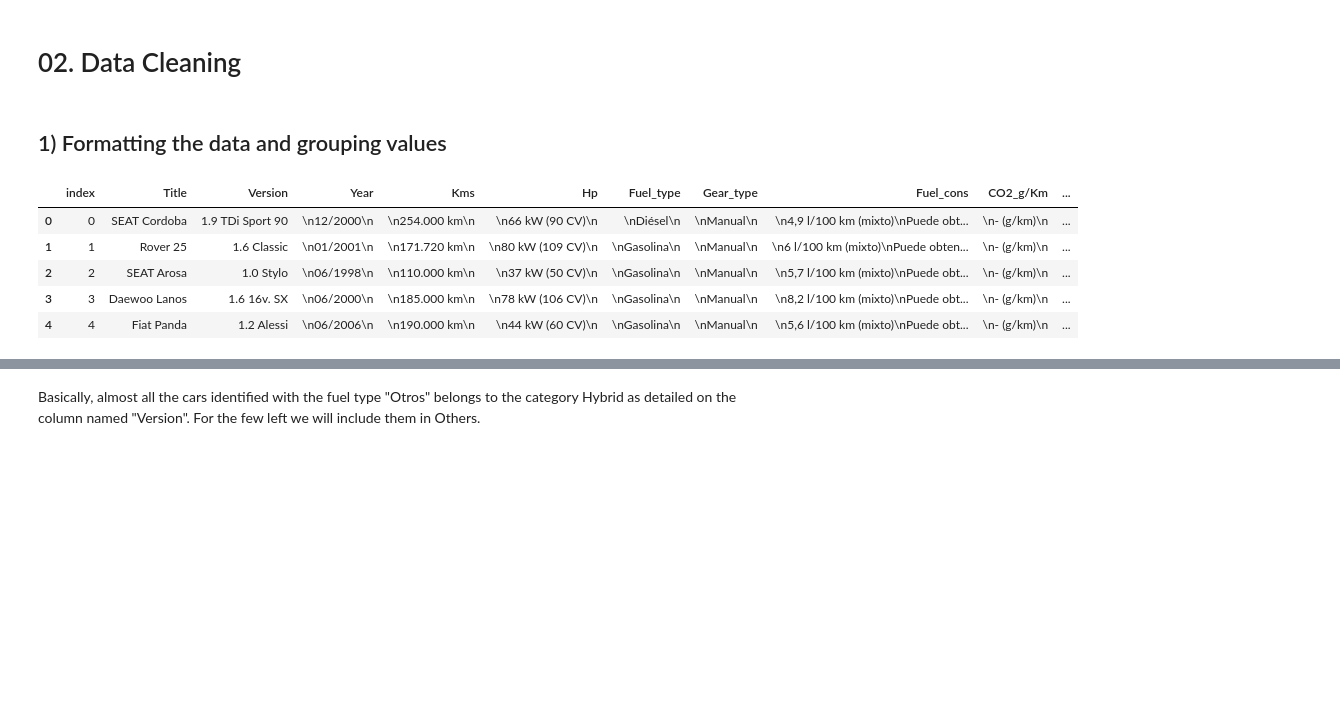
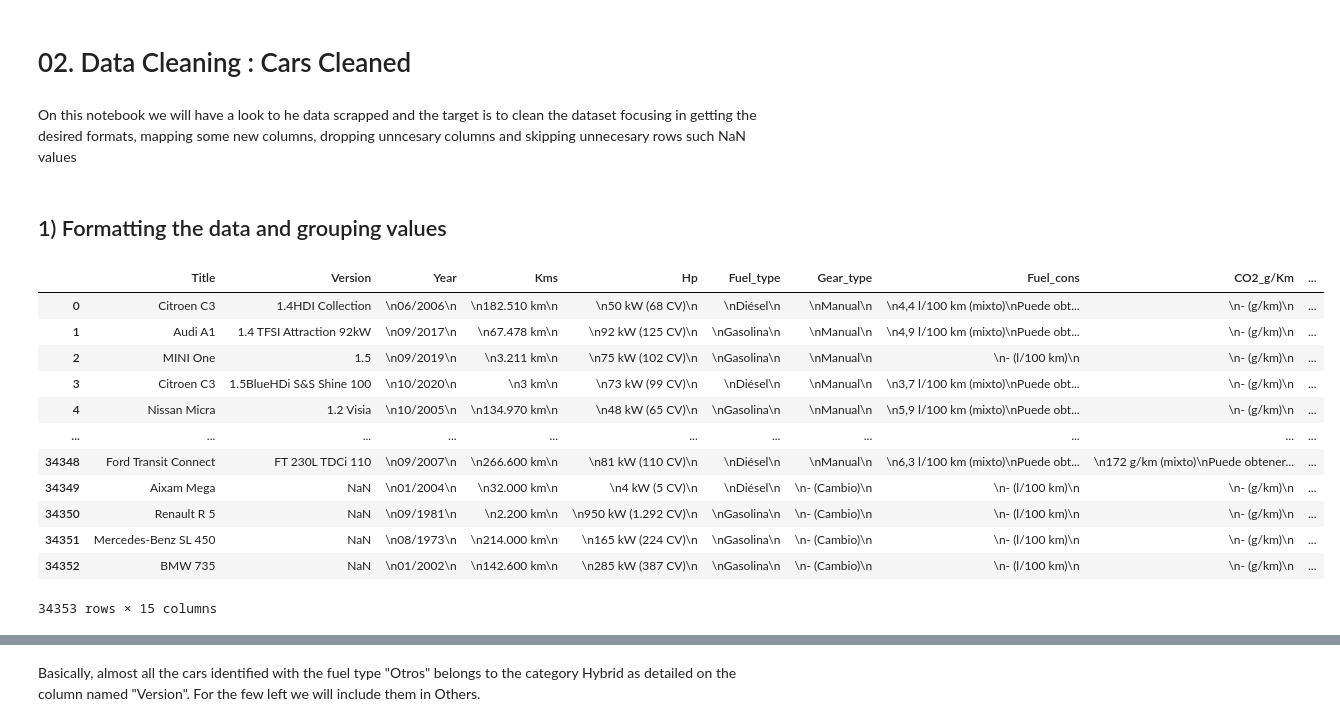
Before and after one commit to alfonsonajera/Car_Price_Predictor, a Jupyter notebook: Notebooks/02.Data_Cleaning.ipynb, the cells around one changed output, grey strips where cells are left out. Cells and saved outputs as stored; diff of their text form; code cells hidden in the pictures; blank space fills up the shorter version.

```diff
--- a/Notebooks/02.Data_Cleaning.ipynb
+++ b/Notebooks/02.Data_Cleaning.ipynb
@@ -1,5 +1,7 @@
 # %% [markdown]
-# 02. Data Cleaning
+# 02. Data Cleaning : Cars Cleaned
+# %% [markdown]
+On this notebook we will have a look to he data scrapped and the target is to clean the dataset focusing in getting the desired formats, mapping some new columns, dropping unncesary columns and skipping unnecesary rows such NaN values
 # %% [markdown]
 ## 1) Formatting the data and grouping values
 # %%
@@ -9,14 +11,21 @@ import numpy as np
 import os
 import matplotlib.pyplot as plt
 # %%
-cars_raw = ("/users/alfon/Desktop/Master/TFM/CSV/cars_raw.csv")
+cars_raw = ("/users/alfon/Desktop/Master/TFM/CSV/01.cars_raw_def.csv")
 # %%
 df = pd.read_csv(cars_raw)
-df.head()
+df
 # %% [output]
-|  | index | Title | Version | Year | Kms | Hp | Fuel_type | Gear_type | Fuel_cons | CO2_g/Km | ... |
-| 0 | 0 | SEAT Cordoba | 1.9 TDi Sport 90 | \n12/2000\n | \n254.000 km\n | \n66 kW (90 CV)\n | \nDiésel\n | \nManual\n | \n4,9 l/100 km (mixto)\nPuede obt... | \n- (g/km)\n | ... |
-| 1 | 1 | Rover 25 | 1.6 Classic | \n01/2001\n | \n171.720 km\n | \n80 kW (109 CV)\n | \nGasolina\n | \nManual\n | \n6 l/100 km (mixto)\nPuede obten... | \n- (g/km)\n | ... |
-| 2 | 2 | SEAT Arosa | 1.0 Stylo | \n06/1998\n | \n110.000 km\n | \n37 kW (50 CV)\n | \nGasolina\n | \nManual\n | \n5,7 l/100 km (mixto)\nPuede obt... | \n- (g/km)\n | ... |
-| 3 | 3 | Daewoo Lanos | 1.6 16v. SX | \n06/2000\n | \n185.000 km\n | \n78 kW (106 CV)\n | \nGasolina\n | \nManual\n | \n8,2 l/100 km (mixto)\nPuede obt... | \n- (g/km)\n | ... |
-| 4 | 4 | Fiat Panda | 1.2 Alessi | \n06/2006\n | \n190.000 km\n | \n44 kW (60 CV)\n | \nGasolina\n | \nManual\n | \n5,6 l/100 km (mixto)\nPuede obt... | \n- (g/km)\n | ... |
+|  | Title | Version | Year | Kms | Hp | Fuel_type | Gear_type | Fuel_cons | CO2_g/Km | ... |
+| 0 | Citroen C3 | 1.4HDI Collection | \n06/2006\n | \n182.510 km\n | \n50 kW (68 CV)\n | \nDiésel\n | \nManual\n | \n4,4 l/100 km (mixto)\nPuede obt... | \n- (g/km)\n | ... |
+| 1 | Audi A1 | 1.4 TFSI Attraction 92kW | \n09/2017\n | \n67.478 km\n | \n92 kW (125 CV)\n | \nGasolina\n | \nManual\n | \n4,9 l/100 km (mixto)\nPuede obt... | \n- (g/km)\n | ... |
+| 2 | MINI One | 1.5 | \n09/2019\n | \n3.211 km\n | \n75 kW (102 CV)\n | \nGasolina\n | \nManual\n | \n- (l/100 km)\n | \n- (g/km)\n | ... |
+| 3 | Citroen C3 | 1.5BlueHDi S&S Shine 100 | \n10/2020\n | \n3 km\n | \n73 kW (99 CV)\n | \nDiésel\n | \nManual\n | \n3,7 l/100 km (mixto)\nPuede obt... | \n- (g/km)\n | ... |
+| 4 | Nissan Micra | 1.2 Visia | \n10/2005\n | \n134.970 km\n | \n48 kW (65 CV)\n | \nGasolina\n | \nManual\n | \n5,9 l/100 km (mixto)\nPuede obt... | \n- (g/km)\n | ... |
+| ... | ... | ... | ... | ... | ... | ... | ... | ... | ... | ... |
+| 34348 | Ford Transit Connect | FT 230L TDCi 110 | \n09/2007\n | \n266.600 km\n | \n81 kW (110 CV)\n | \nDiésel\n | \nManual\n | \n6,3 l/100 km (mixto)\nPuede obt... | \n172 g/km (mixto)\nPuede obtener... | ... |
+| 34349 | Aixam Mega | NaN | \n01/2004\n | \n32.000 km\n | \n4 kW (5 CV)\n | \nDiésel\n | \n- (Cambio)\n | \n- (l/100 km)\n | \n- (g/km)\n | ... |
+| 34350 | Renault R 5 | NaN | \n09/1981\n | \n2.200 km\n | \n950 kW (1.292 CV)\n | \nGasolina\n | \n- (Cambio)\n | \n- (l/100 km)\n | \n- (g/km)\n | ... |
+| 34351 | Mercedes-Benz SL 450 | NaN | \n08/1973\n | \n214.000 km\n | \n165 kW (224 CV)\n | \nGasolina\n | \n- (Cambio)\n | \n- (l/100 km)\n | \n- (g/km)\n | ... |
+| 34352 | BMW 735 | NaN | \n01/2002\n | \n142.600 km\n | \n285 kW (387 CV)\n | \nGasolina\n | \n- (Cambio)\n | \n- (l/100 km)\n | \n- (g/km)\n | ... |
+34353 rows × 15 columns
```
Also changed, not shown: parts of 50 cells of this notebook, 4 other files.
